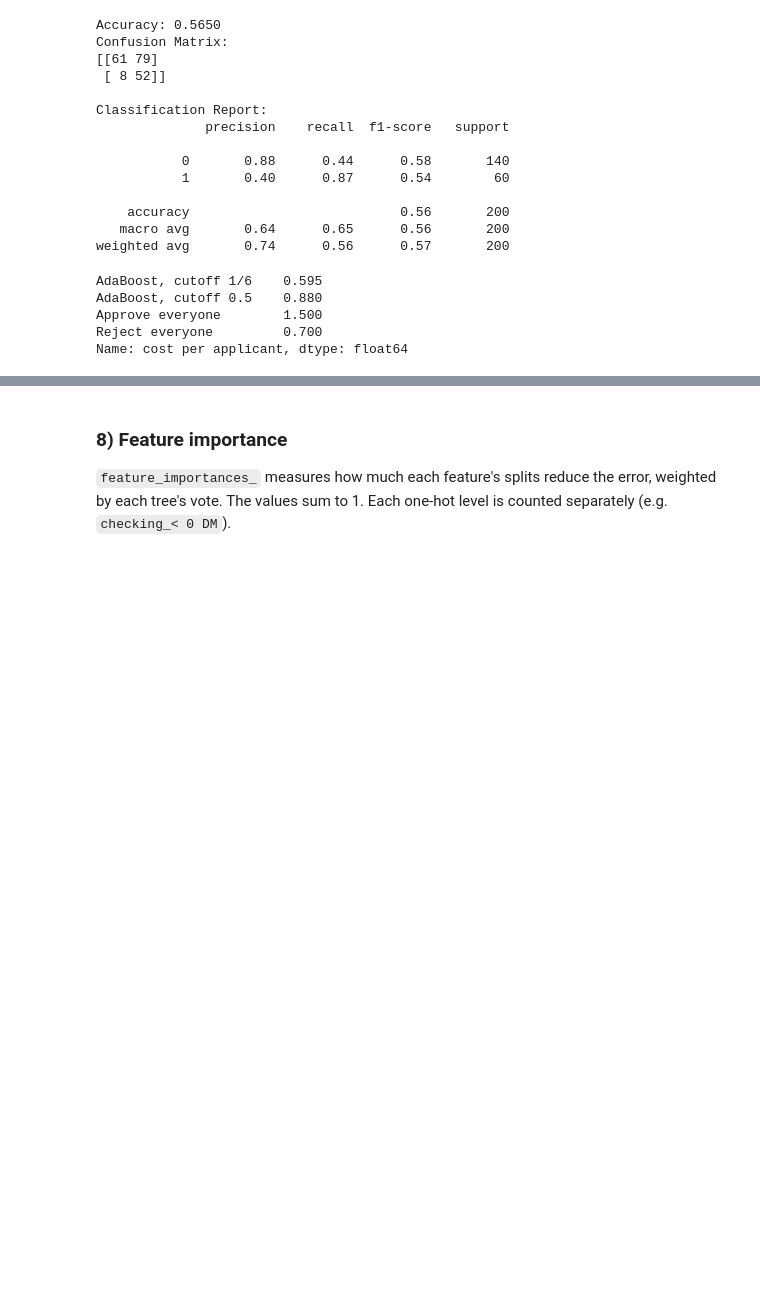
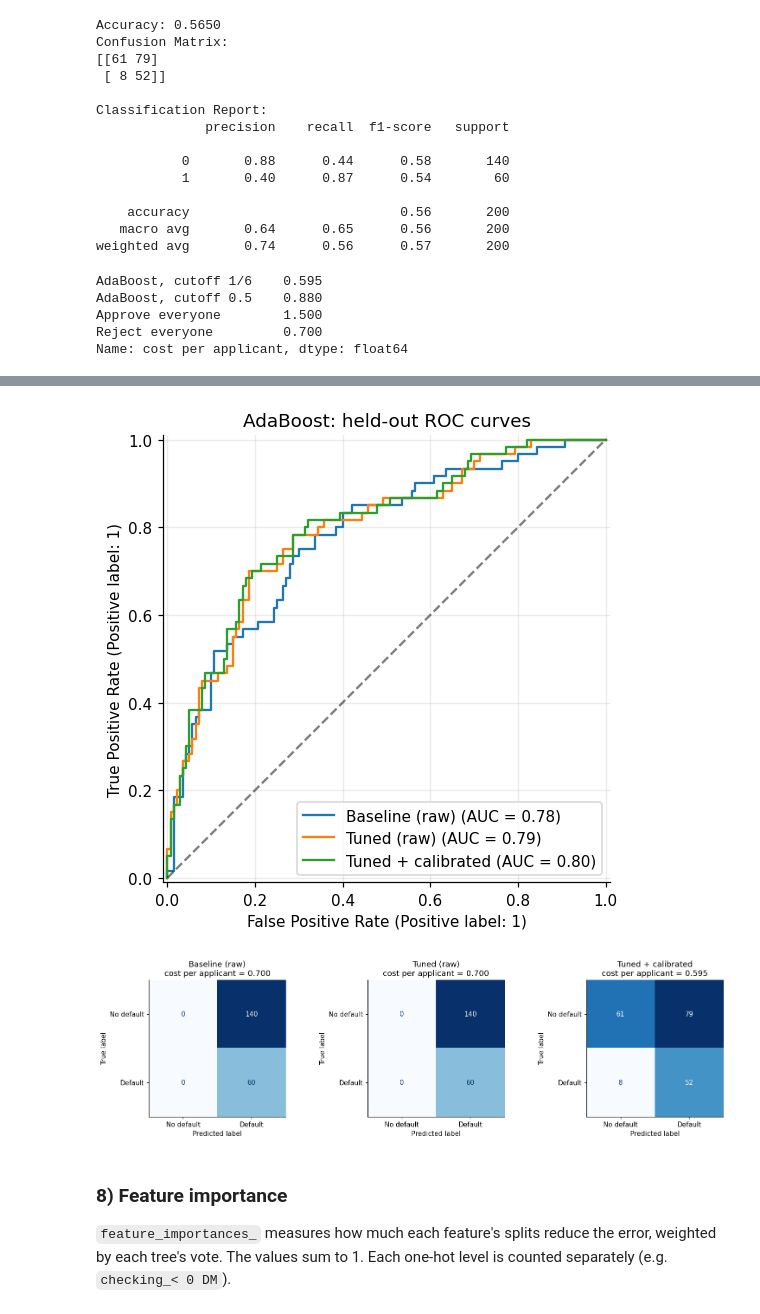
Before and after one commit to chrisgoh9/dseqf4212-group8, a Jupyter notebook: dseqf4212-group8.ipynb, the cells around one changed output, grey strips where cells are left out. Drawn from its saved outputs; the diff is of its cells as text; code cells hidden in the pictures; blank space fills up the shorter version.

```diff
--- a/dseqf4212-group8.ipynb
+++ b/dseqf4212-group8.ipynb
@@ -1610,3 +1656,35 @@ ROC AUC Score: 0.7993
+# %%
+from sklearn.metrics import RocCurveDisplay
+
+# P(default) and 1/6 decisions on the test set for each variation
+predictions_ada = {}
+for name, model in [("Baseline (raw)", ada_base), ("Tuned (raw)", ada_best), ("Tuned + calibrated", ada_cal)]:
+    prob = model.predict_proba(x_test_ada)[:, 1]
+    predictions_ada[name] = (prob, (prob > THRESHOLD).astype(int))
+
+# Held-out ROC curves, all on one plot
+fig, ax = plt.subplots(figsize=(6, 5))
+for name, (prob, labels) in predictions_ada.items():
+    RocCurveDisplay.from_predictions(y_test_ada, prob, name=name, ax=ax)
+ax.plot([0, 1], [0, 1], "k--", alpha=0.5)   # random guessing
+ax.set_title("AdaBoost: held-out ROC curves")
+plt.tight_layout()
+plt.show()
+
+# Confusion matrices at cutoff 1/6, one per variation
+fig, axes = plt.subplots(1, 3, figsize=(14, 4))
+for ax, (name, (prob, labels)) in zip(axes, predictions_ada.items()):
+    # labels=[0, 1] keeps a 2x2 matrix even when a model predicts only one class
+    ConfusionMatrixDisplay.from_predictions(y_test_ada, labels, labels=[0, 1],
+                                            display_labels=["No default", "Default"],
+                                            cmap="Blues", colorbar=False, ax=ax)
+    ax.grid(False)
+    ax.set_title(f"{name}\ncost per applicant = {cost_per_applicant(y_test_ada, labels):.3f}")
+plt.tight_layout()
+plt.show()
+# %% [output]
+[figure, added]
+[figure, added]
 # %% [markdown]
 ### 8) Feature importance
 `feature_importances_` measures how much each feature's splits reduce the error, weighted by each tree's vote. The values sum to 1. Each one-hot level is counted separately (e.g. `checking_< 0 DM`).
```
Also changed, not shown: parts of 7 cells of this notebook.
